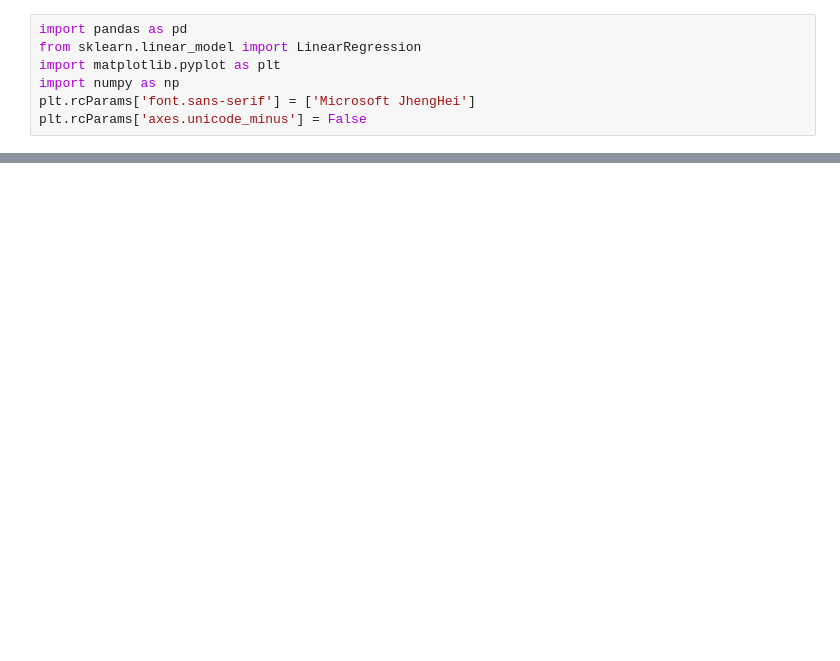
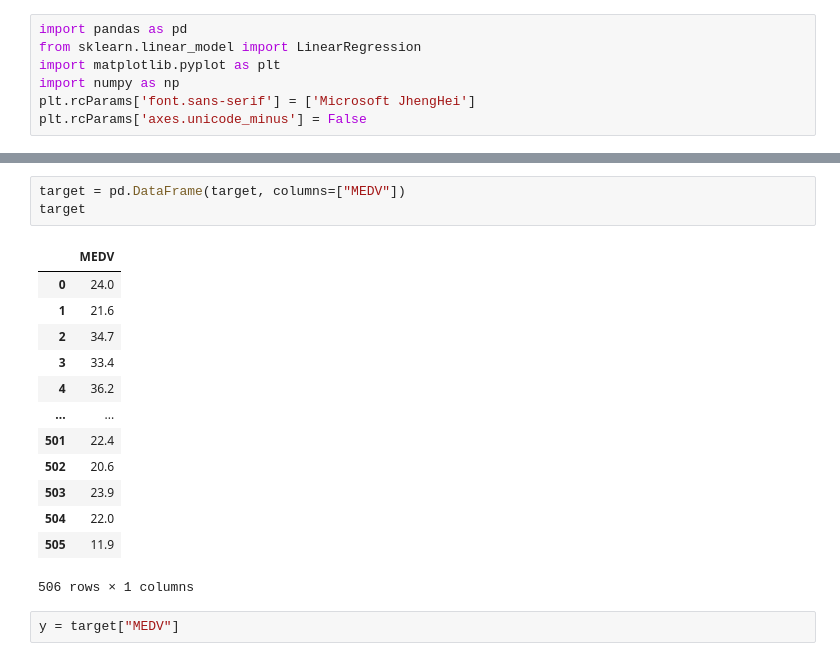
Before and after one commit to wenk015/pychang-ai.github.io, a Jupyter notebook: 112-1_big_data_analysis/W12/ch15/ch15-3-2b.ipynb, the cells around one changed output, grey strips where cells are left out. Cells and saved outputs as stored; diff of their text form; blank space fills up the shorter version.

```diff
--- a/112-1_big_data_analysis/W12/ch15/ch15-3-2b.ipynb
+++ b/112-1_big_data_analysis/W12/ch15/ch15-3-2b.ipynb
@@ -17,0 +31,19 @@ y = target["MEDV"]
+# %%
+target = pd.DataFrame(target, columns=["MEDV"])
+target
+# %% [output]
+|  | MEDV |
+| 0 | 24.0 |
+| 1 | 21.6 |
+| 2 | 34.7 |
+| 3 | 33.4 |
+| 4 | 36.2 |
+| ... | ... |
+| 501 | 22.4 |
+| 502 | 20.6 |
+| 503 | 23.9 |
+| 504 | 22.0 |
+| 505 | 11.9 |
+506 rows × 1 columns
+# %%
+y = target["MEDV"]
```
Also changed, not shown: parts of 4 cells of this notebook, 7 other files.
